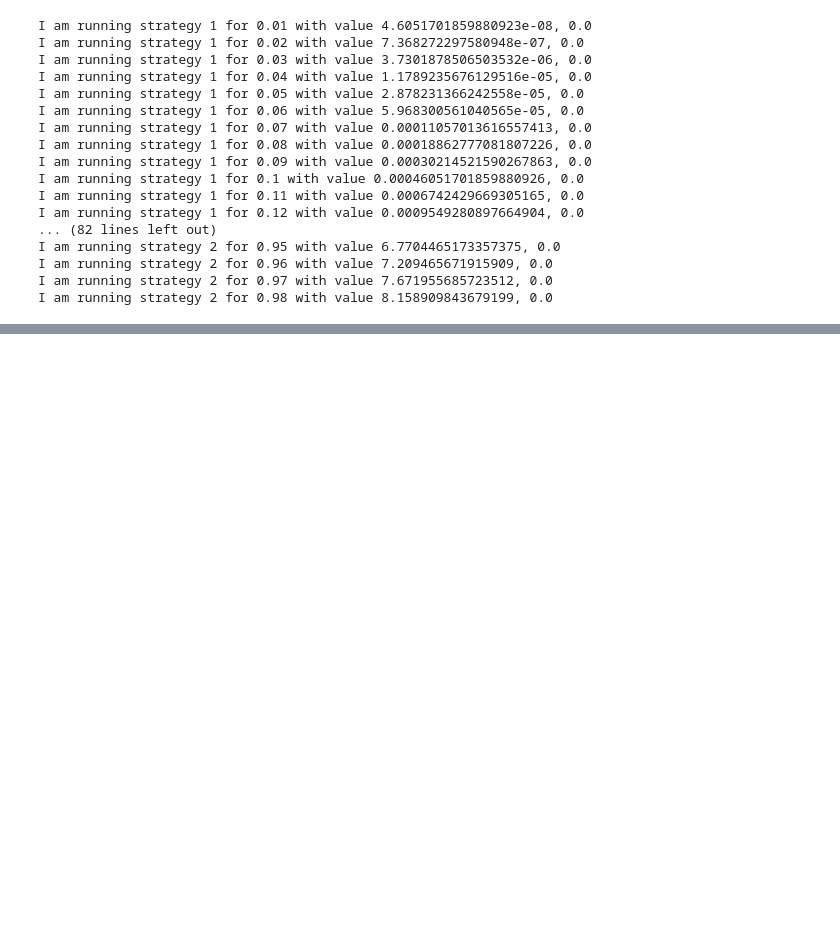
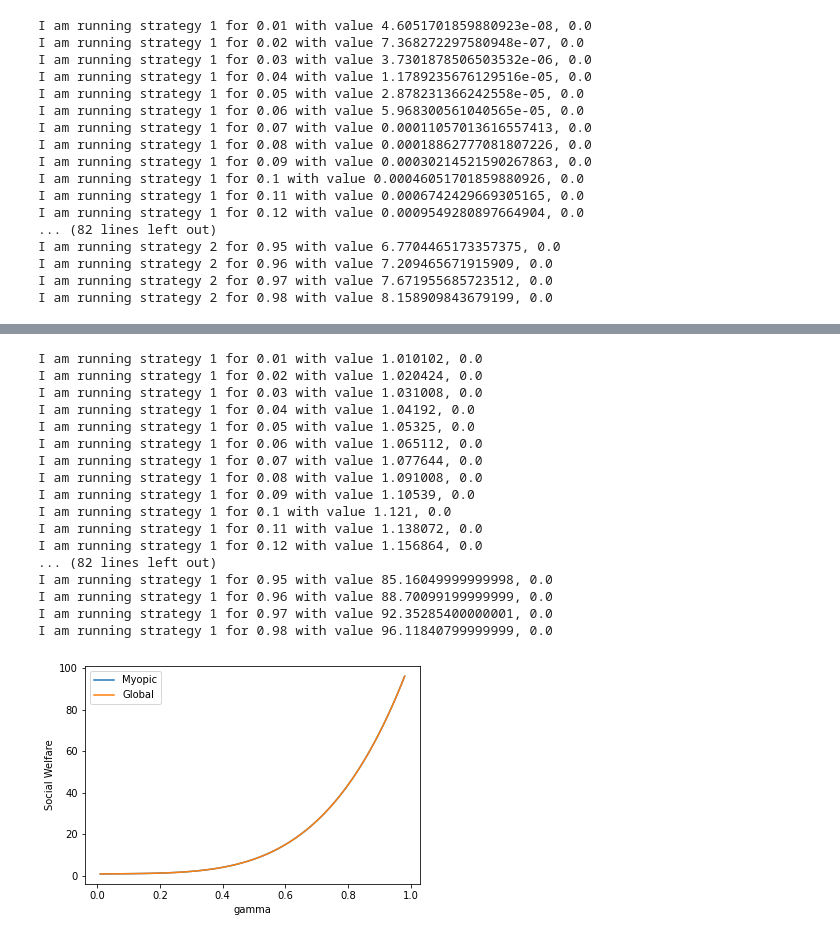
Before and after one commit to dipplestix/swf, a Jupyter notebook: swexperiments.ipynb, the cells around one changed output, grey strips where cells are left out. Drawn from its saved outputs; the diff is of its cells as text; code cells hidden in the pictures; blank space fills up the shorter version.

```diff
--- a/swexperiments.ipynb
+++ b/swexperiments.ipynb
@@ -167,0 +168,61 @@ fig.show()
+# %%
+opt = 0
+actuals_elite = []
+bests_elite = []
+
+swf = reward_eite
+for g in range(98):
+    g = (g + 1)/100
+    best_value = [g**(k) for k in range(6)]
+    best_value.append(100*g**6)
+    best_value = sum(best_value)
+    best = swf([best_value, best_value])
+
+    values, best_actions = value_iteration(14, 4, get_loc, get_reward, moves1, t1=[3], t2=[1], gamma=g, swf=swf)
+    terminal, num_steps, r1, r2 = get_path(best_actions, get_loc, moves1, 7, 11, [3], [1], g)
+    actual1 = sum(r1)
+    actual2 = sum(r2)
+    actual = swf([actual1, actual2])
+    strategy = 1
+    if terminal == (3, 1):
+        strategy = 2
+
+    best = max(actual, best)
+    actuals_elite.append(actual)
+    bests_elite.append(best)
+
+    print(f'I am running strategy {strategy} for {g} with value {values[(7, 11)]}, {actual - best}')
+
+
+fig = plt.figure()
+x = np.arange(.01, .99, .01)
+ax = fig.add_subplot()
+ax.plot(x, actuals_elite, label='Myopic')
+ax.plot(x, bests_elite, label='Global')
+x_ticks = [(a + 1)/100 for a in range(99)]
+x = range(99)
+plt.xlabel('gamma')
+plt.ylabel('Social Welfare')
+# [l.set_visible(False) for (i,l) in enumerate(plt.xaxis.get_ticklabels()) if i % 10 != 0]
+
+plt.legend()
+fig.show()
+# %% [output]
+I am running strategy 1 for 0.01 with value 1.010102, 0.0
+I am running strategy 1 for 0.02 with value 1.020424, 0.0
+I am running strategy 1 for 0.03 with value 1.031008, 0.0
+I am running strategy 1 for 0.04 with value 1.04192, 0.0
+I am running strategy 1 for 0.05 with value 1.05325, 0.0
+I am running strategy 1 for 0.06 with value 1.065112, 0.0
+I am running strategy 1 for 0.07 with value 1.077644, 0.0
+I am running strategy 1 for 0.08 with value 1.091008, 0.0
+I am running strategy 1 for 0.09 with value 1.10539, 0.0
+I am running strategy 1 for 0.1 with value 1.121, 0.0
+I am running strategy 1 for 0.11 with value 1.138072, 0.0
+I am running strategy 1 for 0.12 with value 1.156864, 0.0
+... (82 lines left out)
+I am running strategy 1 for 0.95 with value 85.16049999999998, 0.0
+I am running strategy 1 for 0.96 with value 88.70099199999999, 0.0
+I am running strategy 1 for 0.97 with value 92.35285400000001, 0.0
+I am running strategy 1 for 0.98 with value 96.11840799999999, 0.0
+[figure, added]
```
Also changed, not shown: parts of 8 cells of this notebook, 1 other file.
